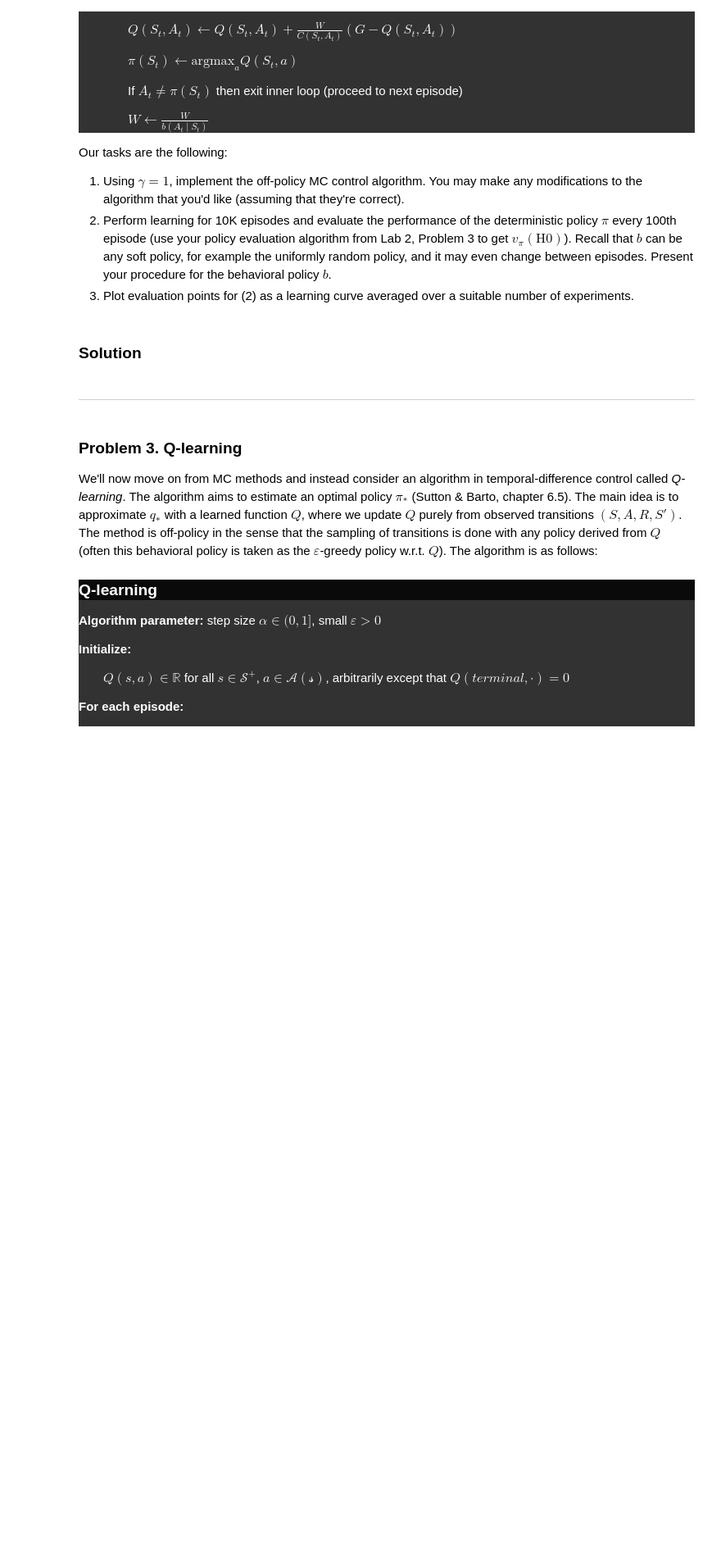
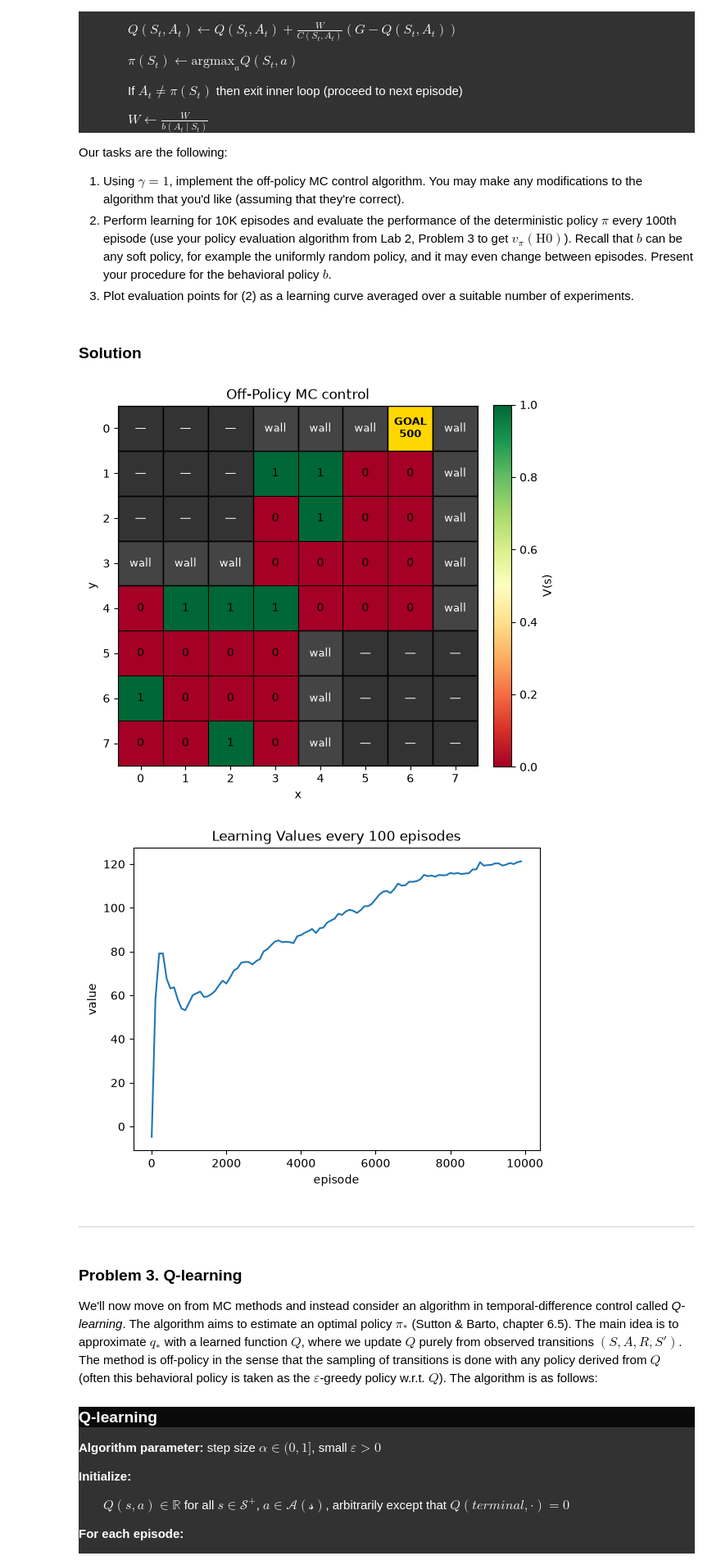
Before and after one commit to kallefrisk/Schoolwork, a Jupyter notebook: Python/ReinforcementLearning/4ma903_lab3.ipynb, the cells around one changed output. Shown at 82% size. Saved outputs shown, nothing was run; the diff lists cells and outputs as text; code cells hidden in the pictures; blank space fills up the shorter version.

```diff
--- a/Python/ReinforcementLearning/4ma903_lab3.ipynb
+++ b/Python/ReinforcementLearning/4ma903_lab3.ipynb
@@ -192,6 +192,9 @@ ACTION_OUTCOMES = {
     0: [(0.50, (-1, 0)), (0.40, (-1, 1)), (0.10, (0, 1))],  # UP
     1: [(0.40, (0, 1)), (0.60, (0, 2)), (0.0, (0, 0))],  # RIGHT
 }
+
+N_ROWS, N_COLS = REWARDS.shape
+N_ACTIONS = len(ACTION_OUTCOMES)
 
 
 class GridWorld:
@@ -385,6 +388,9 @@ Our tasks are the following:
 # %% [markdown]
 Since we are dealing with a finite and deterministic MDP.
 # %%
+from tqdm import tqdm
+
+
 def random_policy(state):
     return np.random.randint(2)
 
@@ -413,7 +419,7 @@ def simulate(policy_fn, gamma=1, n_episodes=10_000, eps=1e-3, seed=0):
     value_funcs = np.zeros((8, 8), dtype=float)
     visit_counts = np.zeros((8, 8), dtype=int)
 
-    for ep in range(n_episodes):
+    for ep in tqdm(range(n_episodes)):
         hist = run_episode(env, policy_fn)
         G = 0
 
@@ -561,14 +608,26 @@ def simulate(policy_fn, gamma=1, n_episodes=10_000, seed=0):
 # %%
 # Actions: 0 = up, 1 = right
 
-episodes = 100000
 gamma = 1
+episodes = 10000
+step = 100
+experiments = 100
 
-value_functions, iterations = simulate(policy_fn=random_policy, gamma=gamma, n_episodes=episodes)
+simulations = []
 
-print(iterations)
+for i in tqdm(range(experiments)):
+    value_functions, values = simulate_off_policy(policy_fn=random_policy, gamma=gamma, n_episodes=episodes, evaluation_step=step, seed=i)
+    simulations.append(values)
 
-plot_value_grid(values=value_functions, rewards=REWARDS, title="First_Visit MC Estimation")
+simulations = np.array(simulations)
+averaged_MC_values = np.mean(simulations, axis=0)
+
+plot_value_grid(values=value_functions, rewards=REWARDS, title="Off-Policy MC control")
+
+plot_learning(values=averaged_MC_values, title=f"Learning Values every {step} episodes")
+# %% [output]
+[figure, added]
+[figure, added]
 # %% [markdown]
 ___
 # %% [markdown]
```
Also changed, not shown: parts of 12 cells of this notebook.
